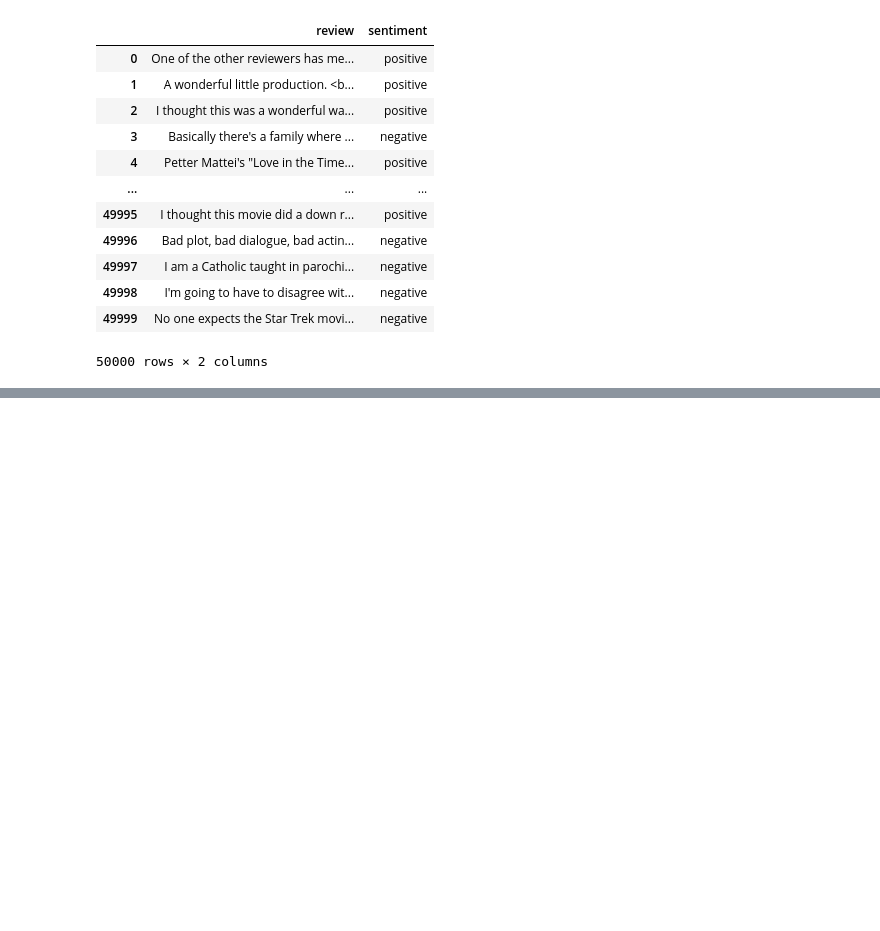
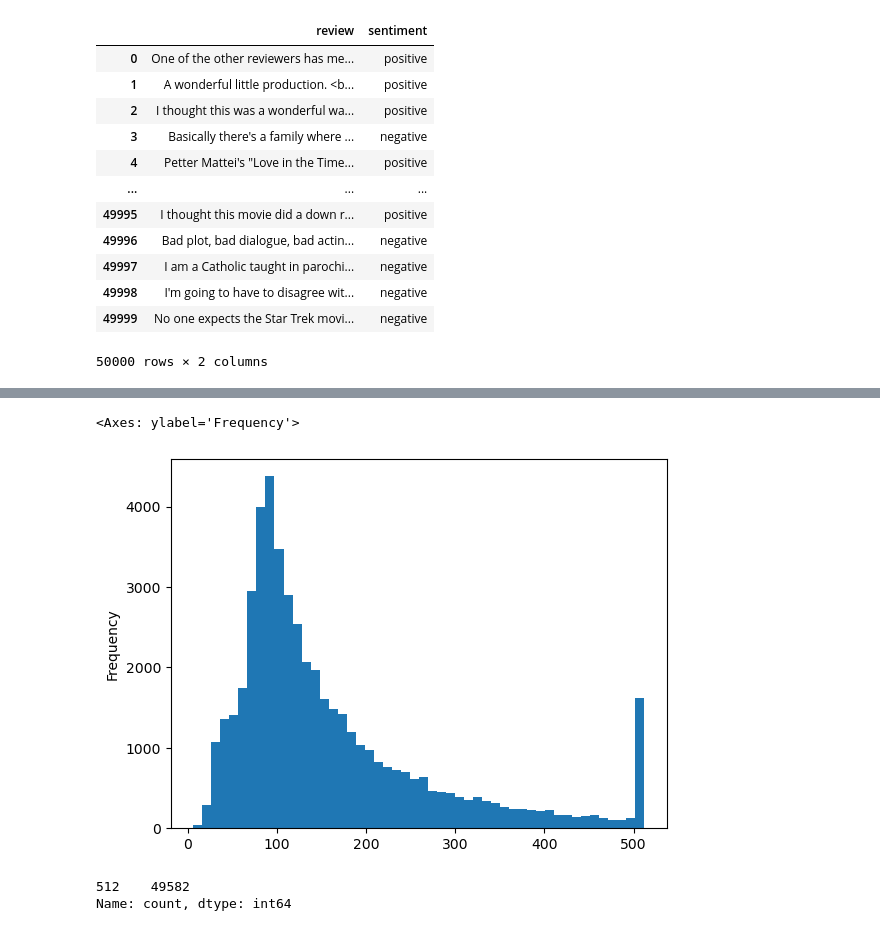
Before and after one commit to TriFullKim/DeepLearning-SentimentAnalysis, a Jupyter notebook: notebooks/0001-preprocessing.ipynb, the cells around one changed output, grey strips where cells are left out. Saved outputs shown, nothing was run; the diff lists cells and outputs as text; code cells hidden in the pictures; blank space fills up the shorter version.

```diff
--- a/notebooks/0001-preprocessing.ipynb
+++ b/notebooks/0001-preprocessing.ipynb
@@ -243,0 +145,23 @@ Labels:
+# %%
+embeded_reviews = []
+for single_review in tqdm(cleaned_reviews):
+    embeded_reviews.append(tokenizer.encode(single_review, truncation=True))
+save_pkl("../database/tokenized.gz.pkl",embeded_reviews)
+# %%
+embeded_length_dist = pd.Series([len(em) for em in embeded_reviews])
+embeded_length_dist.plot.hist(bins=50)
+# %% [output]
+<Axes: ylabel='Frequency'>
+[figure, added]
+# %%
+PAD, SEP, MODEL_MAX_LENGTH = 0, 102, 512
+padded_token = []
+for review in tqdm(embeded_reviews):
+    padding_size = (MODEL_MAX_LENGTH - 1) - len(review[:-1])
+    unit_review_embed = review[:-1] + [PAD] * padding_size + [SEP]
+    padded_token.append(unit_review_embed)
+
+pd.Series([len(em) for em in padded_token]).value_counts()
+# %% [output]
+512    49582
+Name: count, dtype: int64
```
Also changed, not shown: parts of 23 cells of this notebook, 4 other files.
